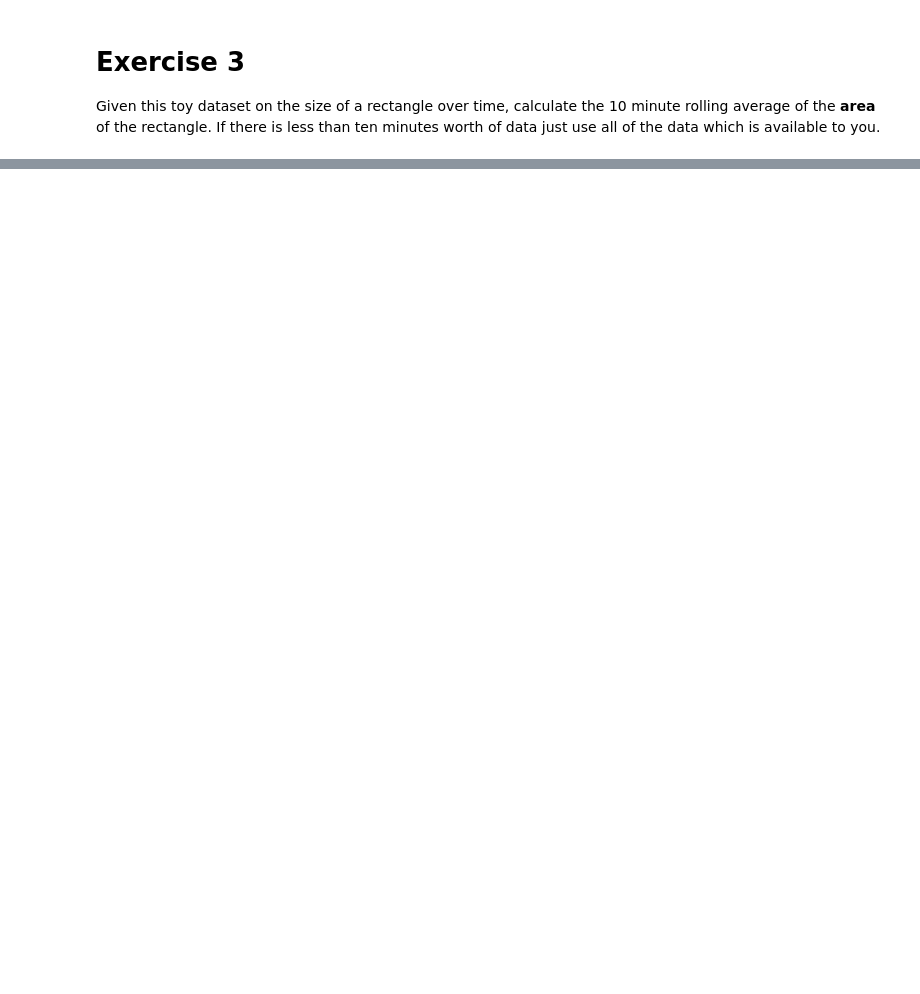
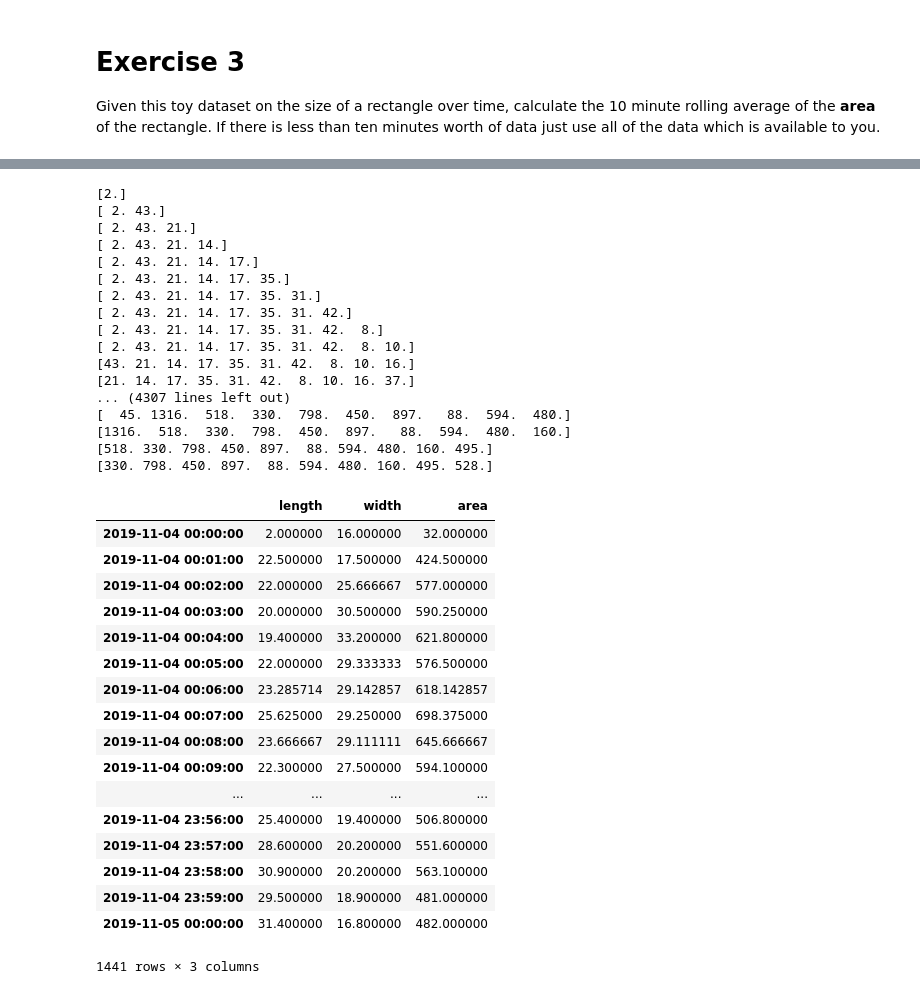
Before and after one commit to amulyaparmar/si330_fa19, a Jupyter notebook: exercise3_timeseries.ipynb, the cells around one changed output, grey strips where cells are left out. Saved outputs shown, nothing was run; the diff lists cells and outputs as text; code cells hidden in the pictures; blank space fills up the shorter version.

```diff
--- a/exercise3_timeseries.ipynb
+++ b/exercise3_timeseries.ipynb
@@ -20,0 +21,44 @@ df.head()
+# %%
+df["area"]=df["length"]*df["width"]
+
+def do_mean_calc(ary):
+    print(ary)
+    return np.mean(ary)
+
+df["area"].rolling(10,min_periods=1).apply(do_mean_calc)
+# %% [output]
+[2.]
+[ 2. 43.]
+[ 2. 43. 21.]
+[ 2. 43. 21. 14.]
+[ 2. 43. 21. 14. 17.]
+[ 2. 43. 21. 14. 17. 35.]
+[ 2. 43. 21. 14. 17. 35. 31.]
+[ 2. 43. 21. 14. 17. 35. 31. 42.]
+[ 2. 43. 21. 14. 17. 35. 31. 42.  8.]
+[ 2. 43. 21. 14. 17. 35. 31. 42.  8. 10.]
+[43. 21. 14. 17. 35. 31. 42.  8. 10. 16.]
+[21. 14. 17. 35. 31. 42.  8. 10. 16. 37.]
+... (4307 lines left out)
+[  45. 1316.  518.  330.  798.  450.  897.   88.  594.  480.]
+[1316.  518.  330.  798.  450.  897.   88.  594.  480.  160.]
+[518. 330. 798. 450. 897.  88. 594. 480. 160. 495.]
+[330. 798. 450. 897.  88. 594. 480. 160. 495. 528.]
+|  | length | width | area |
+| 2019-11-04 00:00:00 | 2.000000 | 16.000000 | 32.000000 |
+| 2019-11-04 00:01:00 | 22.500000 | 17.500000 | 424.500000 |
+| 2019-11-04 00:02:00 | 22.000000 | 25.666667 | 577.000000 |
+| 2019-11-04 00:03:00 | 20.000000 | 30.500000 | 590.250000 |
+| 2019-11-04 00:04:00 | 19.400000 | 33.200000 | 621.800000 |
+| 2019-11-04 00:05:00 | 22.000000 | 29.333333 | 576.500000 |
+| 2019-11-04 00:06:00 | 23.285714 | 29.142857 | 618.142857 |
+| 2019-11-04 00:07:00 | 25.625000 | 29.250000 | 698.375000 |
+| 2019-11-04 00:08:00 | 23.666667 | 29.111111 | 645.666667 |
+| 2019-11-04 00:09:00 | 22.300000 | 27.500000 | 594.100000 |
+| ... | ... | ... | ... |
+| 2019-11-04 23:56:00 | 25.400000 | 19.400000 | 506.800000 |
+| 2019-11-04 23:57:00 | 28.600000 | 20.200000 | 551.600000 |
+| 2019-11-04 23:58:00 | 30.900000 | 20.200000 | 563.100000 |
+| 2019-11-04 23:59:00 | 29.500000 | 18.900000 | 481.000000 |
+| 2019-11-05 00:00:00 | 31.400000 | 16.800000 | 482.000000 |
+1441 rows × 3 columns
```
Also changed, not shown: parts of 2 cells of this notebook, 3 other files.
